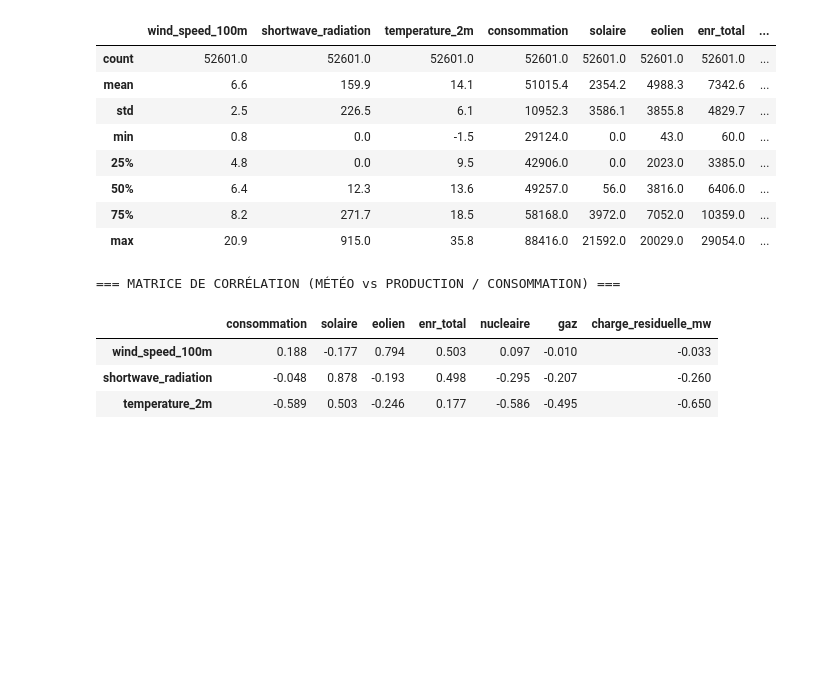
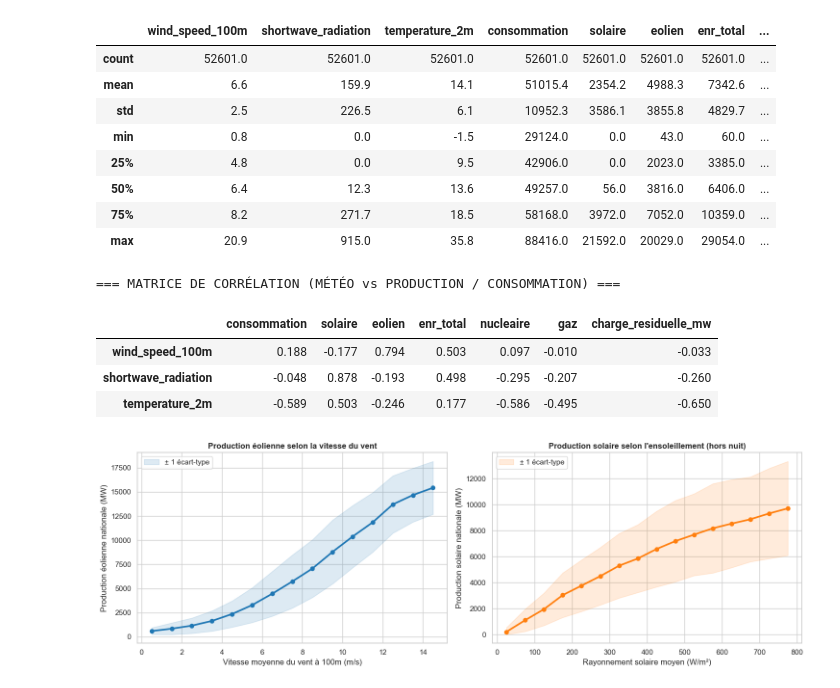
Before and after one commit to Elyes-Belhassen/meteo-energies-renouvelables-france, a Jupyter notebook: src/exploration_meteo.ipynb, the cells around one changed output. Saved outputs shown, nothing was run; the diff lists cells and outputs as text; code cells hidden in the pictures; blank space fills up the shorter version.

Commit message:
analyse de la production éolienne et solaire

```diff
--- a/src/exploration_meteo.ipynb
+++ b/src/exploration_meteo.ipynb
@@ -98,3 +98,46 @@ display(corr_matrix.round(3))
 | wind_speed_100m | 0.188 | -0.177 | 0.794 | 0.503 | 0.097 | -0.010 | -0.033 |
 | shortwave_radiation | -0.048 | 0.878 | -0.193 | 0.498 | -0.295 | -0.207 | -0.260 |
 | temperature_2m | -0.589 | 0.503 | -0.246 | 0.177 | -0.586 | -0.495 | -0.650 |
+# %%
+sns.set_theme(style="whitegrid")
+fig, axes = plt.subplots(1, 2, figsize=(15, 5))
+
+# 1A. Vent -> Production Éolienne
+df["bin_vent"] = pd.cut(df["wind_speed_100m"], bins=np.arange(0, 16, 1))
+vent_profil = df.groupby("bin_vent", observed=True)["eolien"].agg(["mean", "std"]).reset_index()
+vent_profil["vent_milieu"] = vent_profil["bin_vent"].apply(lambda x: x.mid).astype(float)
+
+axes[0].plot(vent_profil["vent_milieu"], vent_profil["mean"], marker="o", color="#1f77b4", linewidth=2.5)
+axes[0].fill_between(
+    vent_profil["vent_milieu"],
+    (vent_profil["mean"] - vent_profil["std"]).clip(lower=0),
+    vent_profil["mean"] + vent_profil["std"],
+    color="#1f77b4", alpha=0.15, label="± 1 écart-type"
+)
+axes[0].set_title("Production éolienne selon la vitesse du vent", fontsize=12, fontweight="bold")
+axes[0].set_xlabel("Vitesse moyenne du vent à 100m (m/s)")
+axes[0].set_ylabel("Production éolienne nationale (MW)")
+axes[0].legend()
+
+# 1B. Rayonnement -> Production Solaire (hors nuit)
+df_jour = df[df["shortwave_radiation"] > 0].copy()
+df_jour["bin_rad"] = pd.cut(df_jour["shortwave_radiation"], bins=np.arange(0, 850, 50))
+sol_profil = df_jour.groupby("bin_rad", observed=True)["solaire"].agg(["mean", "std"]).reset_index()
+sol_profil["rad_milieu"] = sol_profil["bin_rad"].apply(lambda x: x.mid).astype(float)
+
+axes[1].plot(sol_profil["rad_milieu"], sol_profil["mean"], marker="o", color="#ff7f0e", linewidth=2.5)
+axes[1].fill_between(
+    sol_profil["rad_milieu"],
+    (sol_profil["mean"] - sol_profil["std"]).clip(lower=0),
+    sol_profil["mean"] + sol_profil["std"],
+    color="#ff7f0e", alpha=0.15, label="± 1 écart-type"
+)
+axes[1].set_title("Production solaire selon l'ensoleillement (hors nuit)", fontsize=12, fontweight="bold")
+axes[1].set_xlabel("Rayonnement solaire moyen (W/m²)")
+axes[1].set_ylabel("Production solaire nationale (MW)")
+axes[1].legend()
+
+plt.tight_layout()
+plt.show()
+# %% [output]
+[figure, added]
```
Also changed, not shown: parts of 1 cell of this notebook.
